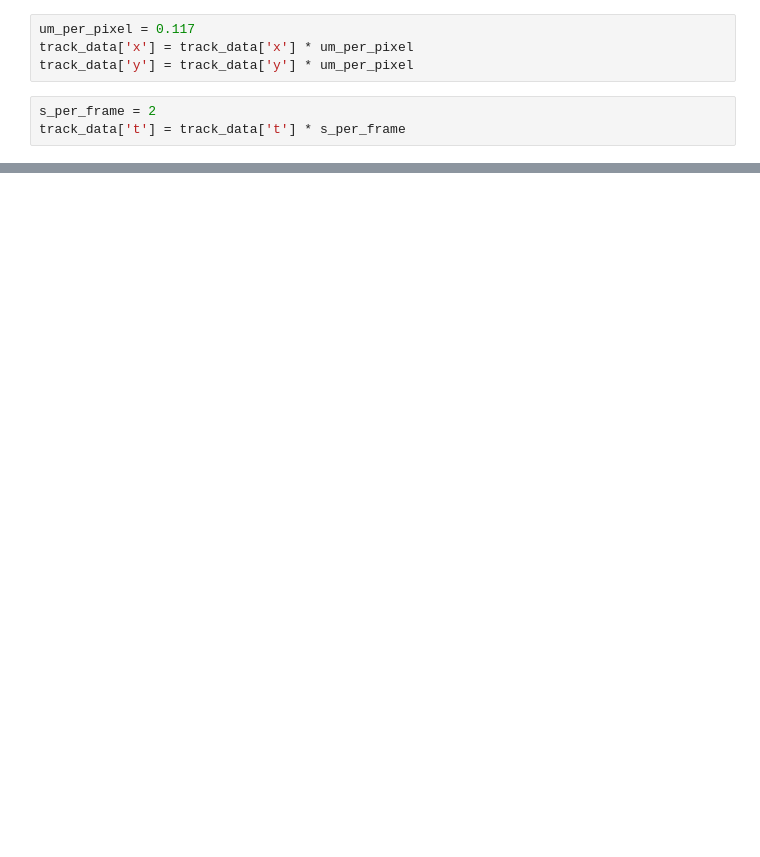
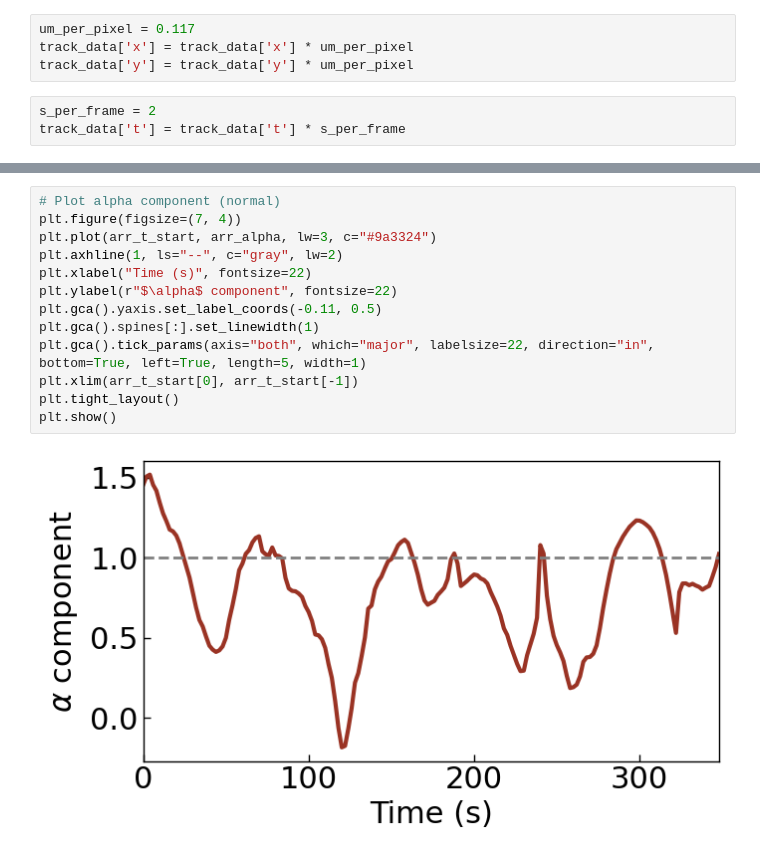
Before and after one commit to walterlab-um/Hyperosmotic_Confinement-Jump, a Jupyter notebook: plots/alpha_diffusion_coefficient_with_t.ipynb, the cells around one changed output, grey strips where cells are left out. Drawn from its saved outputs; the diff is of its cells as text; blank space fills up the shorter version.

```diff
--- a/plots/alpha_diffusion_coefficient_with_t.ipynb
+++ b/plots/alpha_diffusion_coefficient_with_t.ipynb
@@ -206,0 +204,15 @@ plt.show()
+# %%
+# Plot alpha component (normal)
+plt.figure(figsize=(7, 4))
+plt.plot(arr_t_start, arr_alpha, lw=3, c="#9a3324")
+plt.axhline(1, ls="--", c="gray", lw=2)
+plt.xlabel("Time (s)", fontsize=22)
+plt.ylabel(r"$\alpha$ component", fontsize=22)
+plt.gca().yaxis.set_label_coords(-0.11, 0.5)
+plt.gca().spines[:].set_linewidth(1)
+plt.gca().tick_params(axis="both", which="major", labelsize=22, direction="in", bottom=True, left=True, length=5, width=1)
+plt.xlim(arr_t_start[0], arr_t_start[-1])
+plt.tight_layout()
+plt.show()
+# %% [output]
+[figure, added]
```
Also changed, not shown: parts of 14 cells of this notebook.
